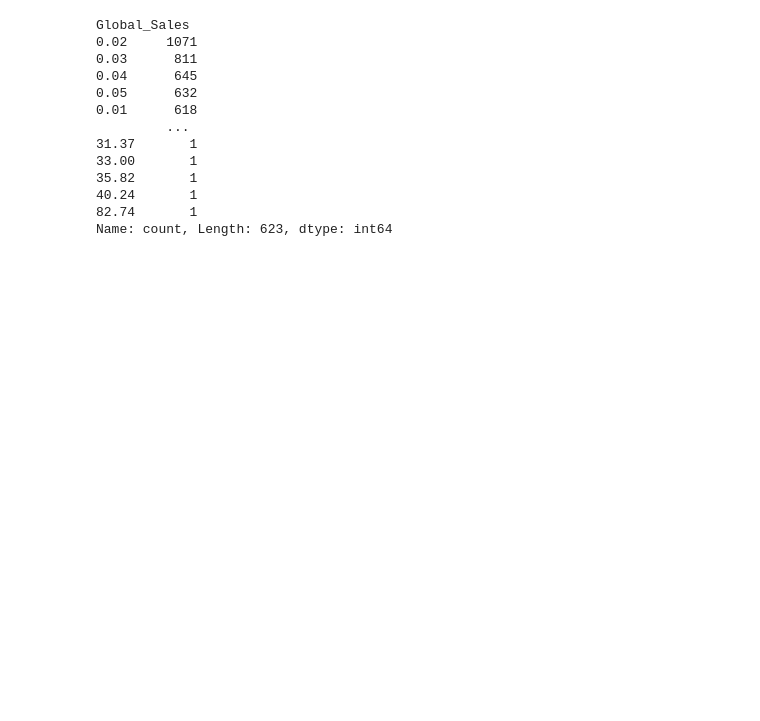
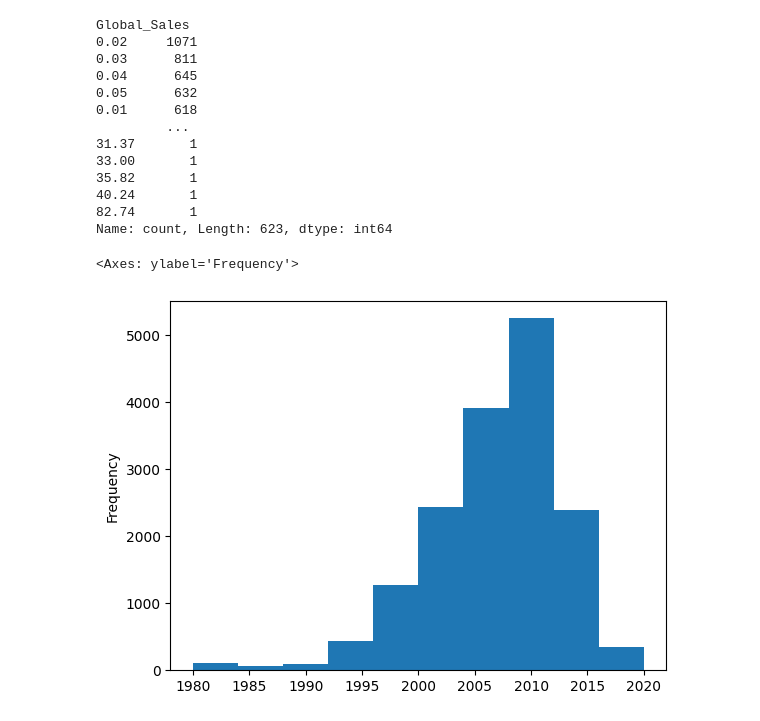
Before and after one commit to MarcoDava/PandasPractice, a Jupyter notebook: PandasTutorial1.ipynb, the cells around one changed output. Cells and saved outputs as stored; diff of their text form; code cells hidden in the pictures; blank space fills up the shorter version.

Commit message:
plotting data

```diff
--- a/PandasTutorial1.ipynb
+++ b/PandasTutorial1.ipynb
@@ -246,3 +246,8 @@ Global_Sales
 40.24       1
 82.74       1
 Name: count, Length: 623, dtype: int64
+# %%
+games.Year.plot(kind="hist")
+# %% [output]
+<Axes: ylabel='Frequency'>
+[figure, added]
```
Also changed, not shown: parts of 1 cell of this notebook.
